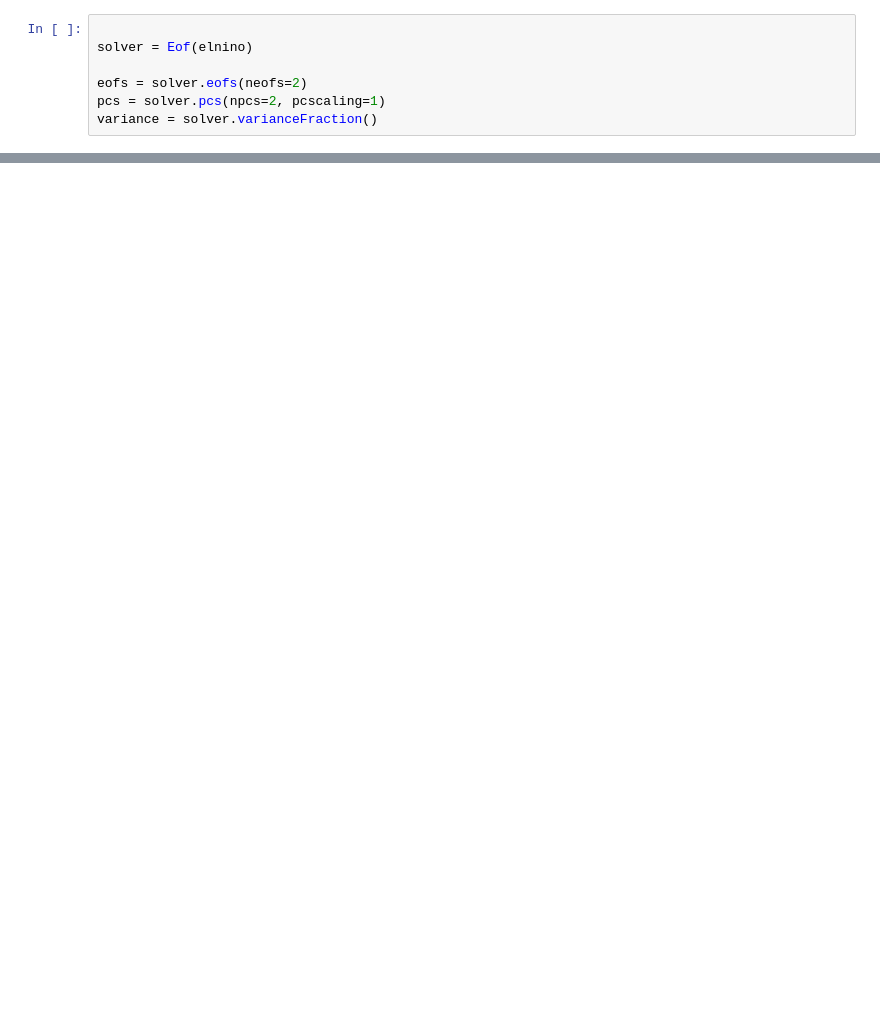
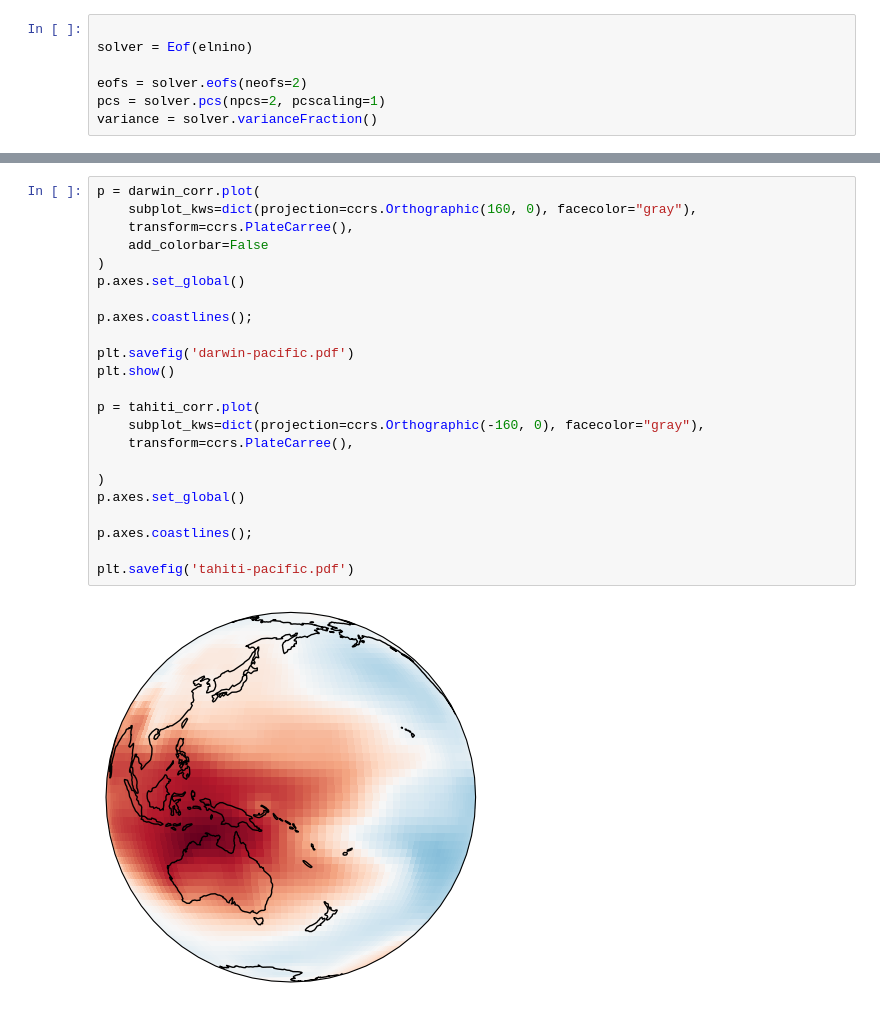
Before and after one commit to johanmon/Statistics, a Jupyter notebook: project/third.ipynb, the cells around one changed output, grey strips where cells are left out. Cells and saved outputs as stored; diff of their text form; blank space fills up the shorter version.

```diff
--- a/project/third.ipynb
+++ b/project/third.ipynb
@@ -137,0 +150,25 @@ array([0.        , 0.00177305, 0.0035461 , 0.00531915, 0.0070922 ,
+# %%
+p = darwin_corr.plot(
+    subplot_kws=dict(projection=ccrs.Orthographic(160, 0), facecolor="gray"),
+    transform=ccrs.PlateCarree(),
+    add_colorbar=False
+)
+p.axes.set_global()
+
+p.axes.coastlines();
+
+plt.savefig('darwin-pacific.pdf')
+plt.show()
+
+p = tahiti_corr.plot(
+    subplot_kws=dict(projection=ccrs.Orthographic(-160, 0), facecolor="gray"),
+    transform=ccrs.PlateCarree(),
+
+)
+p.axes.set_global()
+
+p.axes.coastlines();
+
+plt.savefig('tahiti-pacific.pdf')
+# %% [output]
+[figure, added]
```
Also changed, not shown: parts of 19 cells of this notebook, 35 other files.
